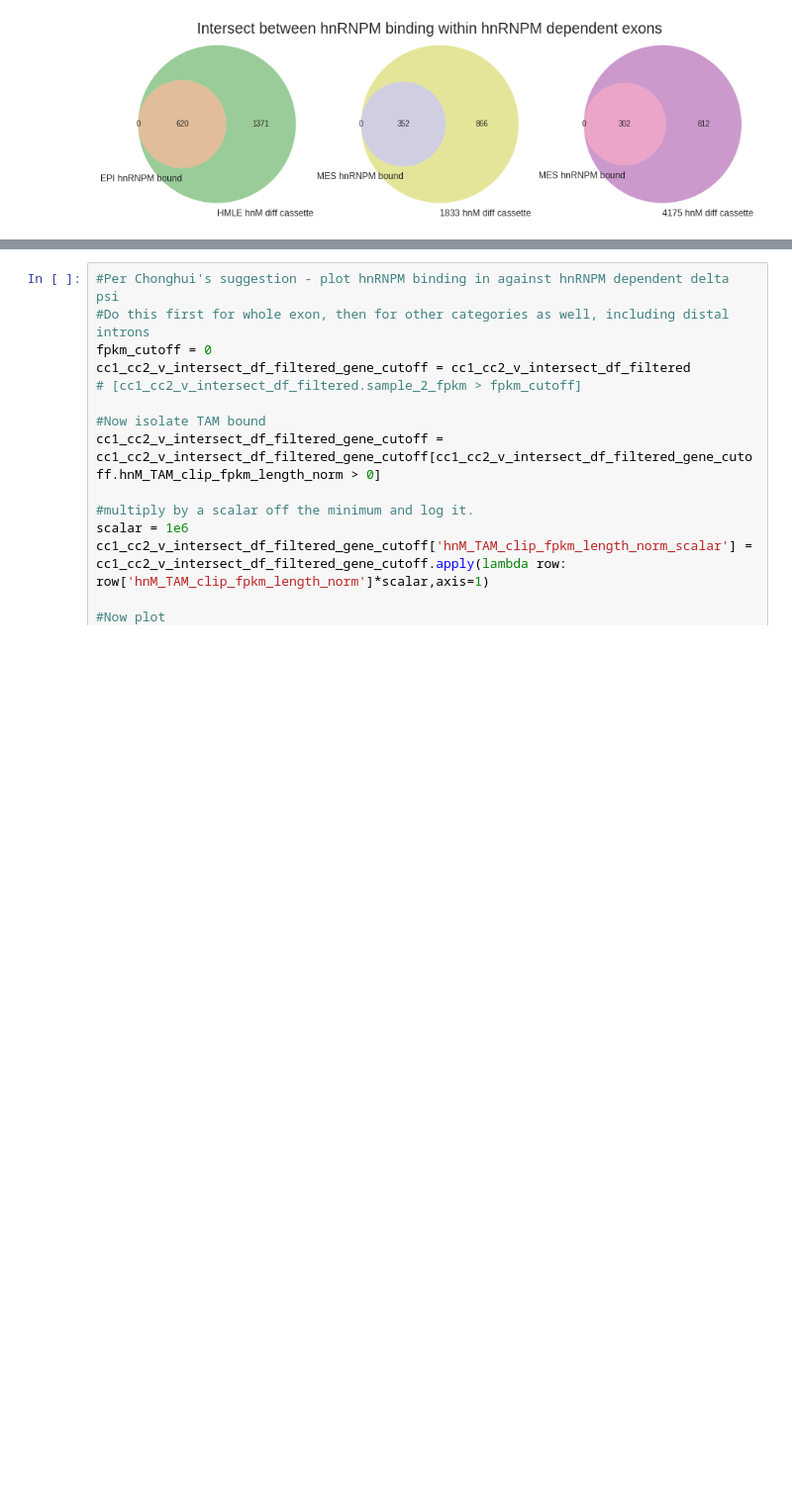
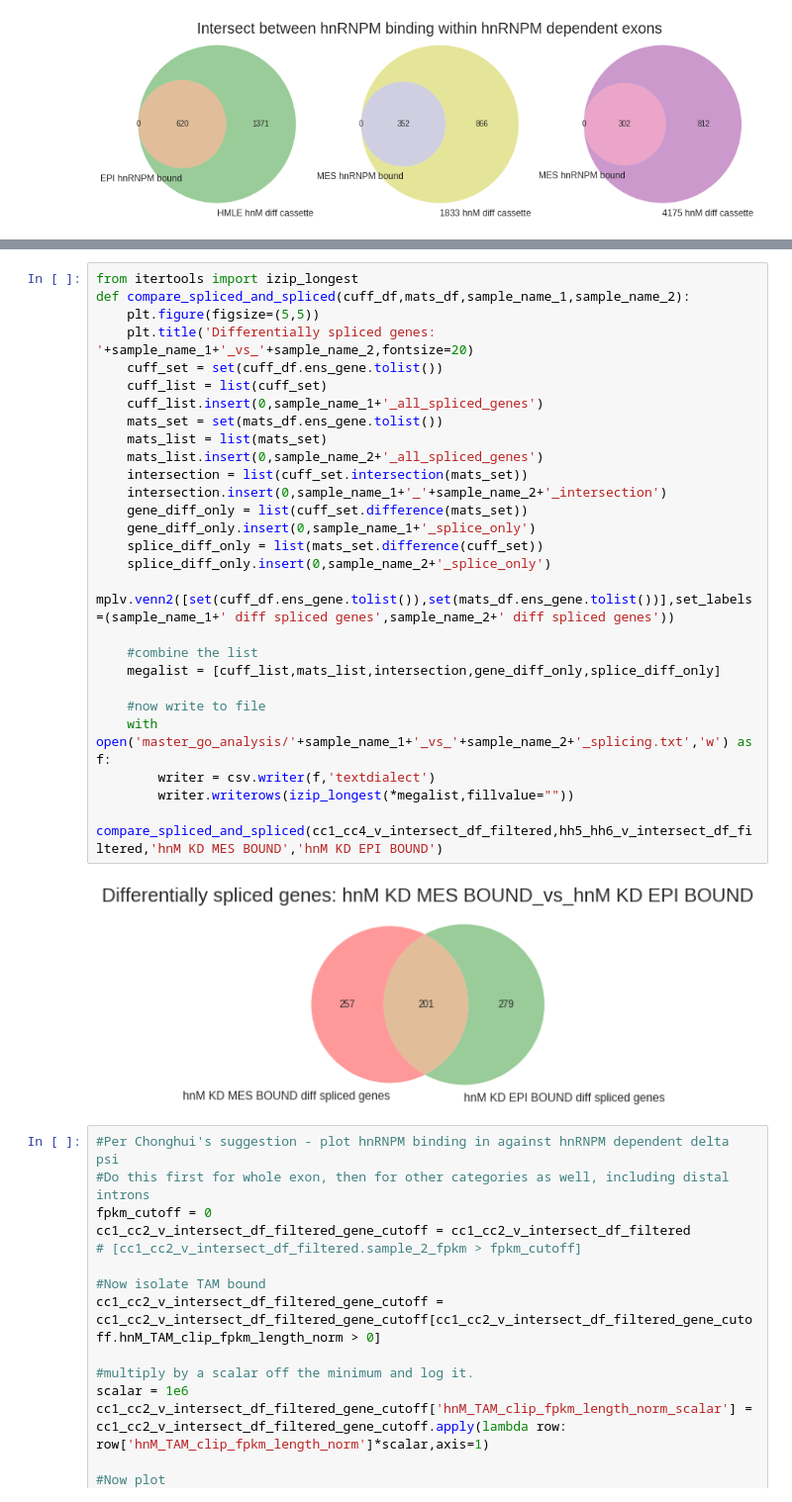
Before and after one commit to seharvey2012/programmatic_analysis, a Jupyter notebook: getting_clipper_to_work/clipper_runs_working_with_individual_rt_stops/splicing_event_centric_analysis_individual_rt_stops.ipynb, the cells around one changed output, grey strips where cells are left out. Shown at 99% size. Drawn from its saved outputs; the diff is of its cells as text; blank space fills up the shorter version.

```diff
--- a/getting_clipper_to_work/clipper_runs_working_with_individual_rt_stops/splicing_event_centric_analysis_individual_rt_stops.ipynb
+++ b/getting_clipper_to_work/clipper_runs_working_with_individual_rt_stops/splicing_event_centric_analysis_individual_rt_stops.ipynb
@@ -1336,3 +1351,33 @@ mplv.venn2([set(cc3_cc4_tam.splice_id.tolist()),set(cc3_cc4_rMATS_df_filtered.sp
+# %%
+from itertools import izip_longest
+def compare_spliced_and_spliced(cuff_df,mats_df,sample_name_1,sample_name_2):
+    plt.figure(figsize=(5,5))
+    plt.title('Differentially spliced genes: '+sample_name_1+'_vs_'+sample_name_2,fontsize=20)
+    cuff_set = set(cuff_df.ens_gene.tolist())
+    cuff_list = list(cuff_set)
+    cuff_list.insert(0,sample_name_1+'_all_spliced_genes')
+    mats_set = set(mats_df.ens_gene.tolist())
+    mats_list = list(mats_set)
+    mats_list.insert(0,sample_name_2+'_all_spliced_genes')
+    intersection = list(cuff_set.intersection(mats_set))
+    intersection.insert(0,sample_name_1+'_'+sample_name_2+'_intersection')
+    gene_diff_only = list(cuff_set.difference(mats_set))
+    gene_diff_only.insert(0,sample_name_1+'_splice_only')
+    splice_diff_only = list(mats_set.difference(cuff_set))
+    splice_diff_only.insert(0,sample_name_2+'_splice_only')
+    mplv.venn2([set(cuff_df.ens_gene.tolist()),set(mats_df.ens_gene.tolist())],set_labels=(sample_name_1+' diff spliced genes',sample_name_2+' diff spliced genes'))
+
+    #combine the list
+    megalist = [cuff_list,mats_list,intersection,gene_diff_only,splice_diff_only]
+
+    #now write to file
+    with open('master_go_analysis/'+sample_name_1+'_vs_'+sample_name_2+'_splicing.txt','w') as f:
+        writer = csv.writer(f,'textdialect')
+        writer.writerows(izip_longest(*megalist,fillvalue=""))
+
+compare_spliced_and_spliced(cc1_cc4_v_intersect_df_filtered,hh5_hh6_v_intersect_df_filtered,'hnM KD MES BOUND','hnM KD EPI BOUND')
+# %% [output]
+[figure, added]
 # %%
 #Per Chonghui's suggestion - plot hnRNPM binding in against hnRNPM dependent delta psi
 #Do this first for whole exon, then for other categories as well, including distal introns
```
Also changed, not shown: parts of 2 cells of this notebook.
